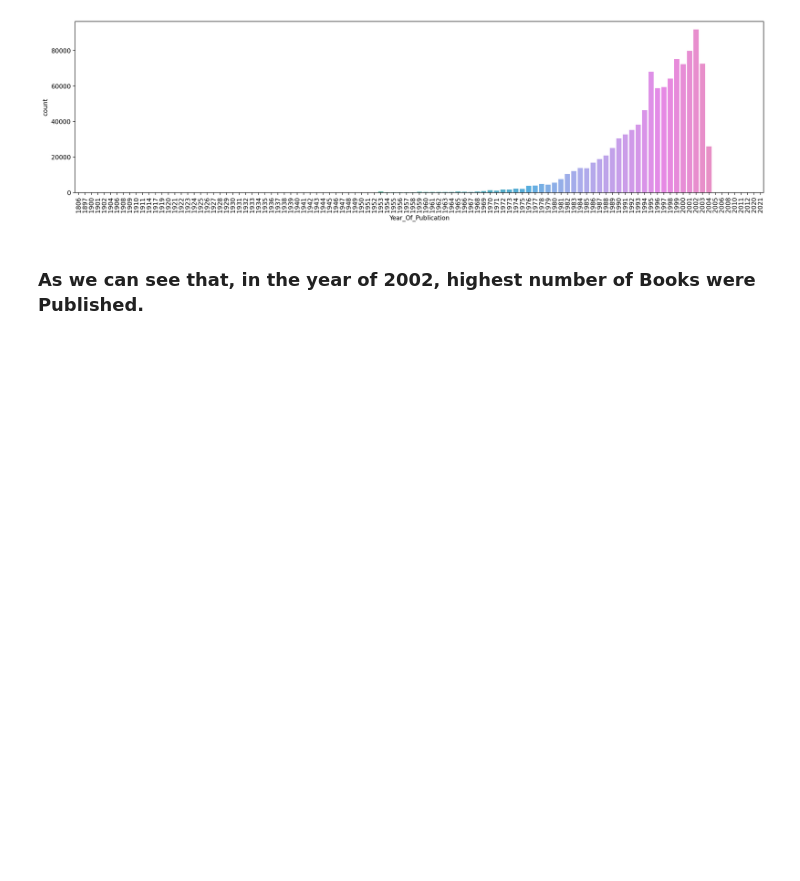
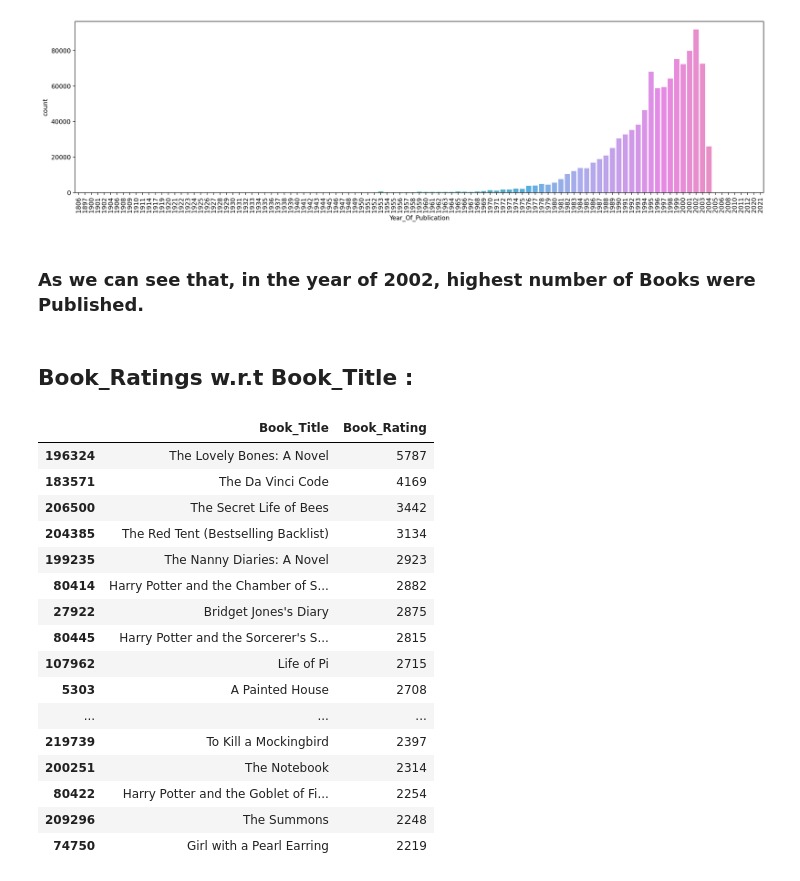
Before and after one commit to diptiranjan1998/Book-Recommendation-system, a Jupyter notebook: Book_Recommendation_System.ipynb, the cells around one changed output. Saved outputs shown, nothing was run; the diff lists cells and outputs as text; code cells hidden in the pictures; blank space fills up the shorter version.

```diff
--- a/Book_Recommendation_System.ipynb
+++ b/Book_Recommendation_System.ipynb
@@ -938,3 +938,27 @@ plt.show()
 [figure]
 # %% [markdown]
 ### As we can see that, in the year of 2002, highest number of Books were Published.
+# %% [markdown]
+## Book_Ratings w.r.t Book_Title :
+# %%
+# Top 20 rated Book.
+rating_count_df=df.groupby('Book_Title')['Book_Rating'].sum().reset_index().sort_values(by='Book_Rating', ascending= False)[:20]
+rating_count_df
+# %% [output]
+|  | Book_Title | Book_Rating |
+| 196324 | The Lovely Bones: A Novel | 5787 |
+| 183571 | The Da Vinci Code | 4169 |
+| 206500 | The Secret Life of Bees | 3442 |
+| 204385 | The Red Tent (Bestselling Backlist) | 3134 |
+| 199235 | The Nanny Diaries: A Novel | 2923 |
+| 80414 | Harry Potter and the Chamber of S... | 2882 |
+| 27922 | Bridget Jones's Diary | 2875 |
+| 80445 | Harry Potter and the Sorcerer's S... | 2815 |
+| 107962 | Life of Pi | 2715 |
+| 5303 | A Painted House | 2708 |
+| ... | ... | ... |
+| 219739 | To Kill a Mockingbird | 2397 |
+| 200251 | The Notebook | 2314 |
+| 80422 | Harry Potter and the Goblet of Fi... | 2254 |
+| 209296 | The Summons | 2248 |
+| 74750 | Girl with a Pearl Earring | 2219 |
```
Also changed, not shown: parts of 3 cells of this notebook.
